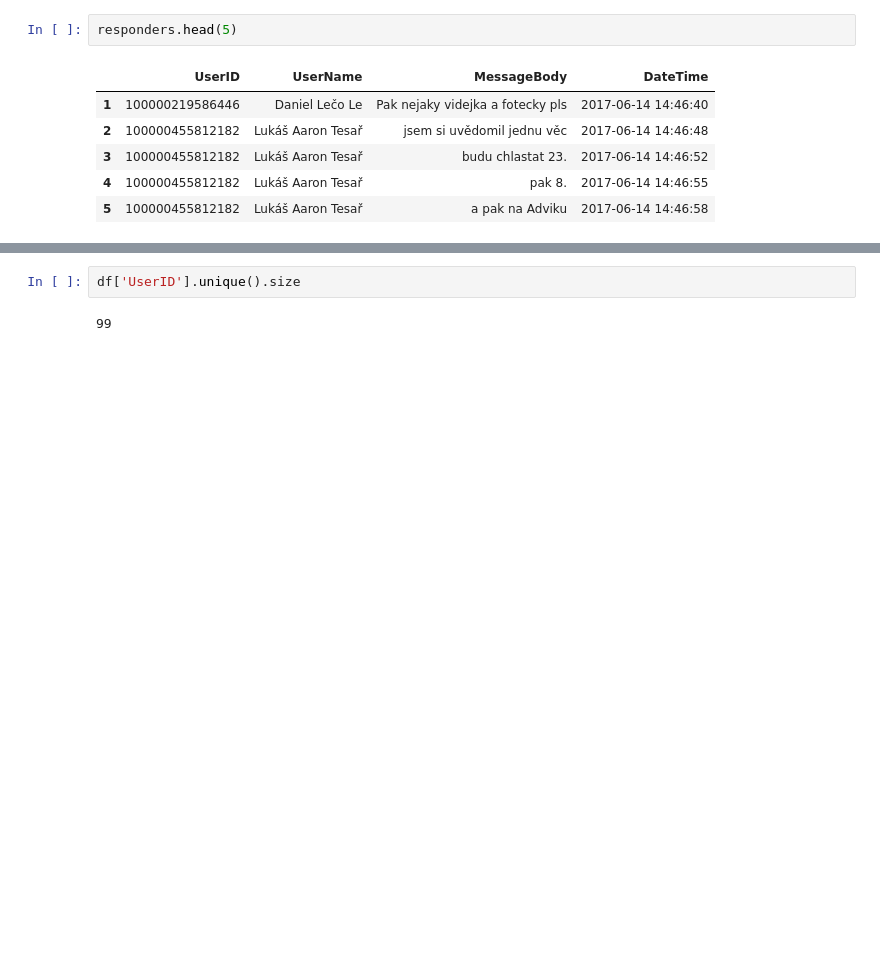
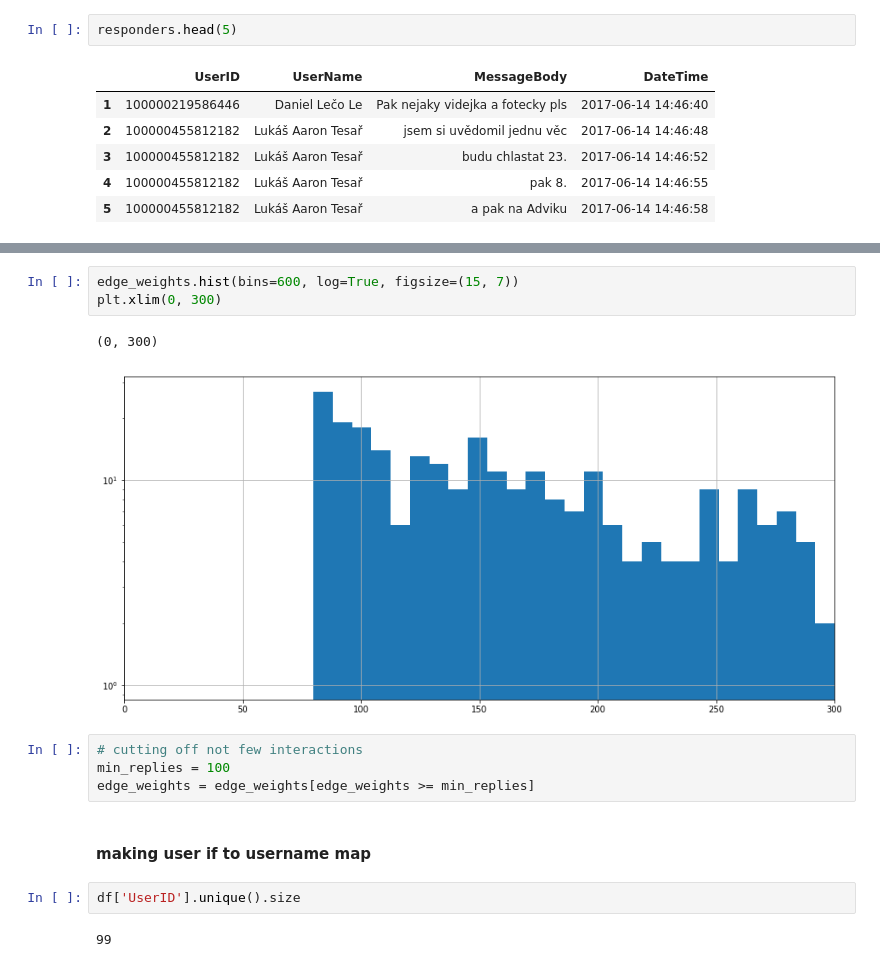
Before and after one commit to racinmat/fb-messages-downloading, a Jupyter notebook: chat_analysis.ipynb, the cells around one changed output, grey strips where cells are left out. Saved outputs shown, nothing was run; the diff lists cells and outputs as text; blank space fills up the shorter version.

Commit message:
added export to csv for gephi, added cutting off low interactions

```diff
--- a/chat_analysis.ipynb
+++ b/chat_analysis.ipynb
@@ -372,3 +459,15 @@ temp_var
+# %%
+edge_weights.hist(bins=600, log=True, figsize=(15, 7))
+plt.xlim(0, 300)
+# %% [output]
+(0, 300)
+[figure, added]
+# %%
+# cutting off not few interactions
+min_replies = 100
+edge_weights = edge_weights[edge_weights >= min_replies]
+# %% [markdown]
+#### making user if to username map
 # %%
 df['UserID'].unique().size
 # %% [output]
```
Also changed, not shown: parts of 22 cells of this notebook, 5 other files.
